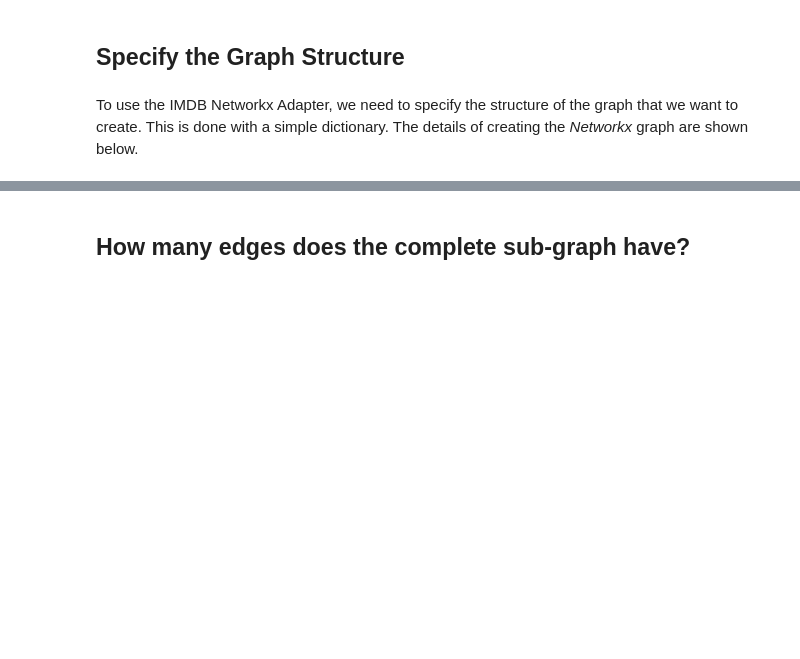
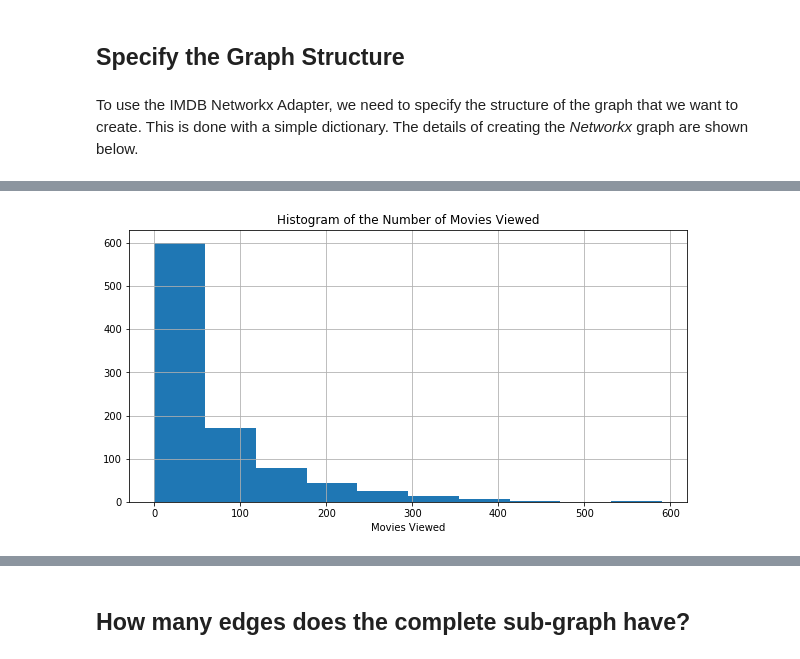
Before and after one commit to arangoml/networkx-adapter, a Jupyter notebook: examples/IMDB_Networkx_Adapter.ipynb, the cells around one changed output, grey strips where cells are left out. Drawn from its saved outputs; the diff is of its cells as text; code cells hidden in the pictures; blank space fills up the shorter version.

Commit message:
Added initial version of examples illustrating Networkx API with IMDB.

```diff
--- a/examples/IMDB_Networkx_Adapter.ipynb
+++ b/examples/IMDB_Networkx_Adapter.ipynb
@@ -166,0 +193,6 @@ g.nodes['Movies/4']
+# %%
+import networkx as nx
+B = nx.Graph()
+B.add_nodes_from(user_nodes, bipartite=0)
+B.add_nodes_from(movie_nodes, bipartite=1)
+B.add_edges_from(list(g.edges()))
@@ -166,0 +211,3 @@ g.nodes['Movies/4']
+# %%
+users = [n for n in B.nodes if B.nodes[n]['bipartite'] == 0]
+movies = [n for n in B.nodes if B.nodes[n]['bipartite'] == 1]
@@ -166,0 +217,13 @@ g.nodes['Movies/4']
+# %%
+degu, degm = bipartite.degrees(B, movies)
+# %%
+du = [v for k,v in degu]
+# %%
+import matplotlib.pyplot as plt
+plt.rcParams['figure.figsize'] = [10, 5]
+ax = plt.hist(du)
+plt.title("Histogram of the Number of Movies Viewed")
+plt.xlabel("Movies Viewed")
+plt.grid(True)
+# %% [output]
+[figure, added]
```
Also changed, not shown: parts of 44 cells of this notebook, 1 other file.
